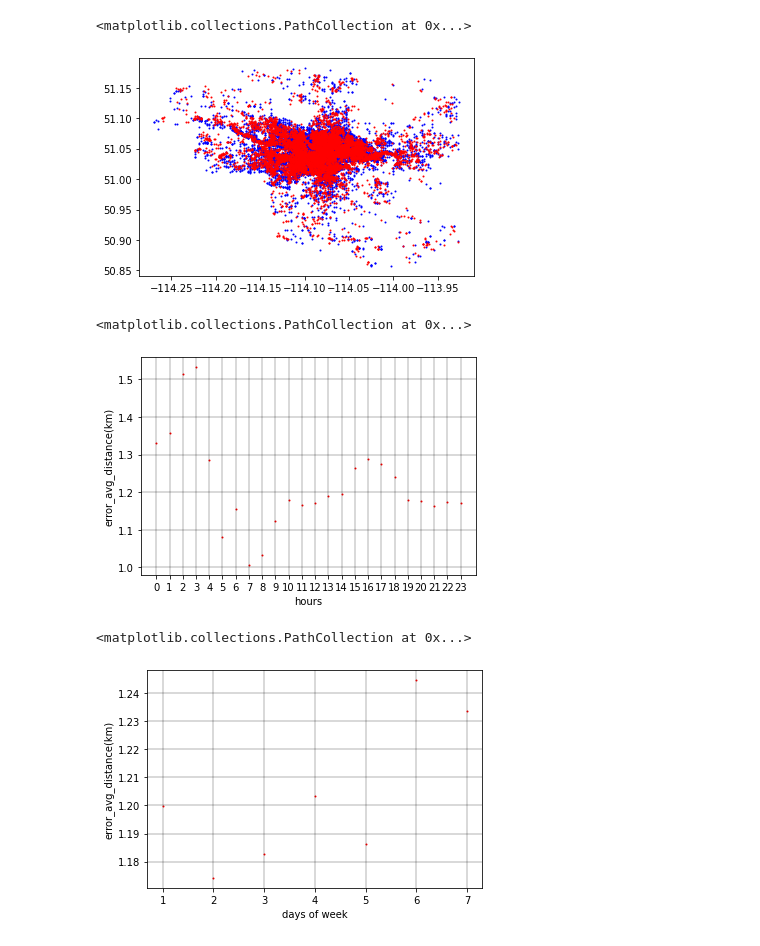
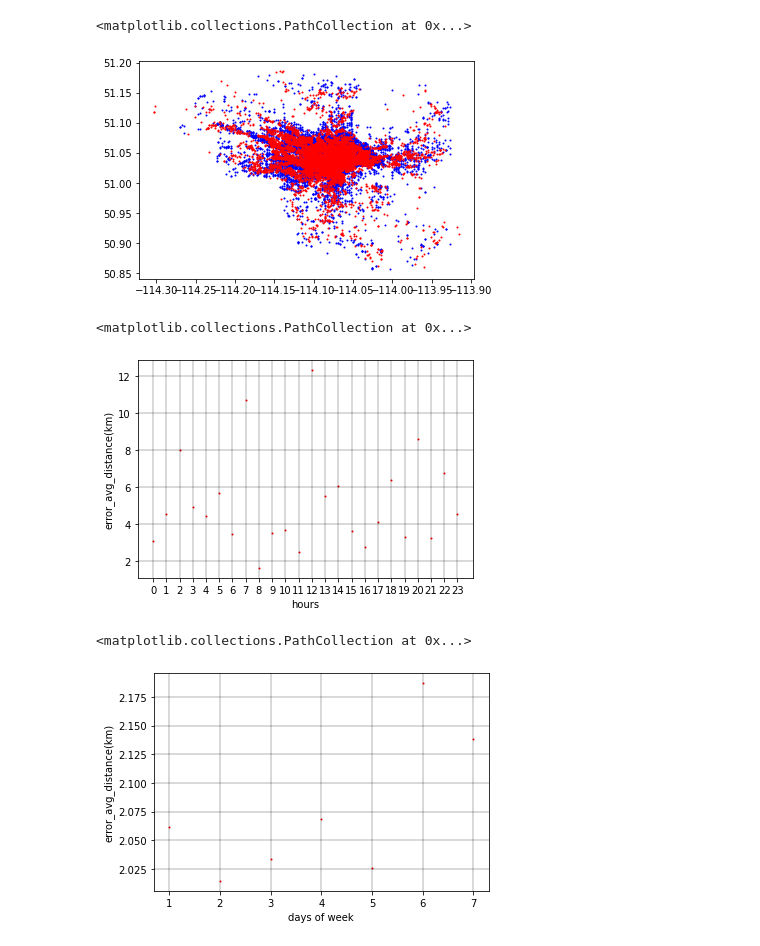
Before and after one commit to wwebeam6508/Development-of-Predictive-Model-for-Trip-Destination-of-Dockless-Shared-Scooters, a Jupyter notebook: Model.ipynb, the cells around one changed output. Drawn from its saved outputs; the diff is of its cells as text; code cells hidden in the pictures.

```diff
--- a/Model.ipynb
+++ b/Model.ipynb
@@ -36,7 +36,7 @@ inputA = layers.Input(shape=(4, 1))
 inputB = layers.Input(shape=(59))
 
 # x = Dense(50, activation="relu")(inputA)
-x = LSTM(units=50, batch_input_shape=(4, 1))(inputA)
+x = LSTM(units=50, activation="relu", batch_input_shape=(4, 1))(inputA)
 x = Dropout(.2)(x)
 x = Model(inputs=inputA, outputs=x)
 y = Dense(50, activation="relu")(inputB)
@@ -76,6 +76,6 @@ def error_avg_km(y_true, y_pred):
 model.compile(loss="mean_absolute_error", optimizer="adam", metrics=[error_avg_km,'acc'])
 
 callback = EarlyStopping(monitor='error_avg_km', patience=3, mode="auto")
-model.fit([lstm_x_train,x_train[:,4:]], y_train, epochs=1000, validation_data=([lstm_x_test,x_test[:,4:]], y_test), callbacks=[callback])
+model.fit([lstm_x_train,x_train[:,4:]], y_train, epochs=100, validation_data=([lstm_x_test,x_test[:,4:]], y_test), callbacks=[callback])
 # %% [output]
 Train on 321634 samples, validate on 137844 samples
@@ -108,37 +109,37 @@ plt.scatter((y_test_plot[:,0]),(y_test_plot[:,1]), color='b', s= 1)
 plt.scatter((result_Y_plot[:,0]), (result_Y_plot[:,1]), color='r', s= 1)
 # %% [output]
 <matplotlib.collections.PathCollection at 0x...>
-[figure, old version]
+[figure, new version]
 # %%
 mae_rate_hour = []
 
 sc.fit_transform(X_data)
 for index in range(24):
-    mask = np.logical_and(sc.inverse_transform(x_test)[:,3] > (index)-0.1, sc.inverse_transform(x_test)[:,3] < (index+1)-0.5)
+    mask = np.logical_and(sc.inverse_transform(x_test)[:,2] > (index)-0.1, sc.inverse_transform(x_test)[:,2] < (index+1)-0.5)
     result_Y_hour = result_Y[mask]
     Y_test_in = y_test[mask]
     error = abs(result_Y_hour - Y_test_in)
     endx = sum(error[:,0])/len(error)
     endy = sum(error[:,1])/len(error)
     error_average_distance = (endx+endy)/2
 
     y_test[:,0] = y_test[:,0]
     mae_rate_hour.append([float(round(error_average_distance*111,4)), str(index)])
 
 mae_rate_hour = np.array(mae_rate_hour, dtype=np.object)
 plt.xlabel('hours')
 plt.ylabel('error_avg_distance(km)')
 plt.grid(color='black', linestyle='-', linewidth=0.3)
 plt.scatter(mae_rate_hour[:,1], mae_rate_hour[:,0], color='r', s= 1)
 # %% [output]
 <matplotlib.collections.PathCollection at 0x...>
-[figure, old version]
+[figure, new version]
 # %%
 mae_rate_day_of_week = []
 
 sc.fit_transform(X_data)
 for index in range(7):
-    mask = np.logical_and(sc.inverse_transform(x_test)[:,4] > (index)-0.1, sc.inverse_transform(x_test)[:,4] < (index+1)-0.5)
+    mask = np.logical_and(sc.inverse_transform(x_test)[:,3] > (index)-0.1, sc.inverse_transform(x_test)[:,3] < (index+1)-0.5)
     result_Y_day_of_week = result_Y[mask]
     Y_test_in = y_test
     error = abs(result_Y_day_of_week - Y_test_in[mask])
@@ -156,4 +157,4 @@ plt.grid(color='black', linestyle='-', linewidth=0.3)
 plt.scatter(mae_rate_day_of_week[:,1], mae_rate_day_of_week[:,0], color='r', s= 1)
 # %% [output]
 <matplotlib.collections.PathCollection at 0x...>
-[figure, old version]
+[figure, new version]
```
Also changed, not shown: parts of 2 cells of this notebook, 4 other files.
